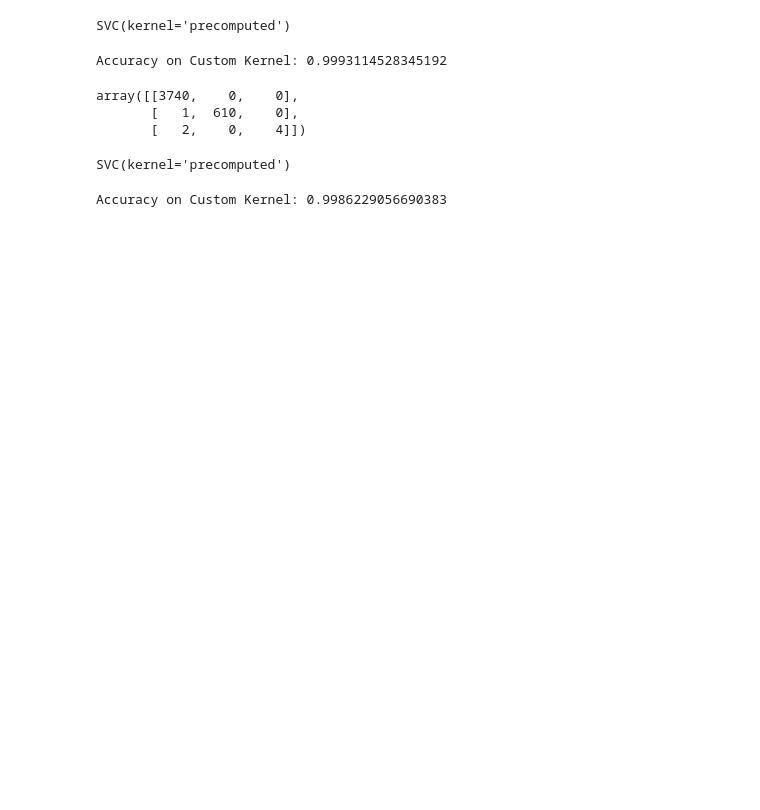
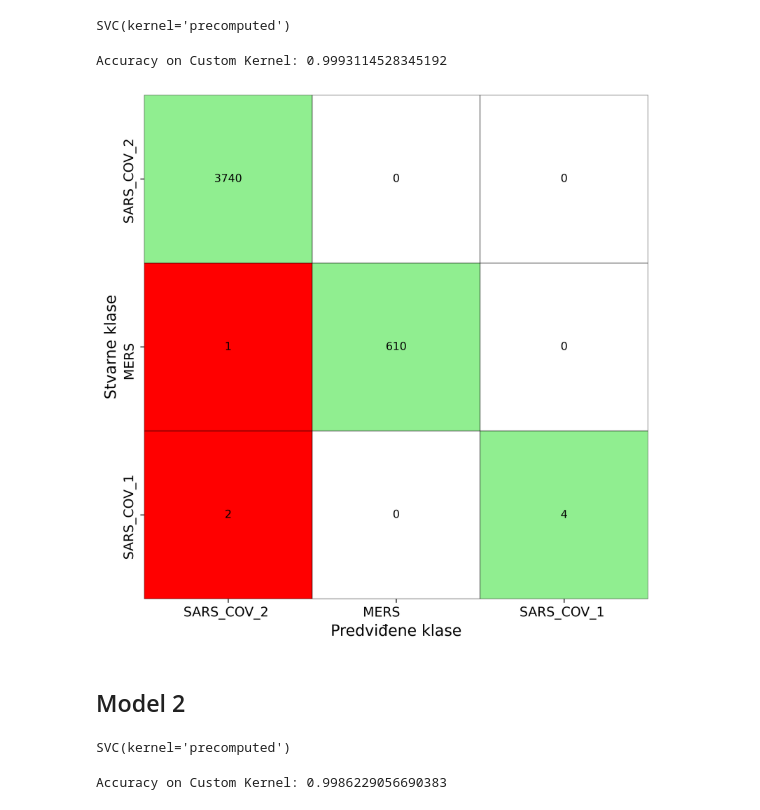
Before and after one commit to bodomilan/ip2_projekat, a Jupyter notebook: source/svm.ipynb, the cells around one changed output. Saved outputs shown, nothing was run; the diff lists cells and outputs as text; code cells hidden in the pictures; blank space fills up the shorter version.

```diff
--- a/source/svm.ipynb
+++ b/source/svm.ipynb
@@ -45,11 +116,12 @@ print(f'Accuracy on Custom Kernel: {accuracy_score(y_test, y_pred)}')
 Accuracy on Custom Kernel: 0.9993114528345192
 # %%
 labels = y_test["Virus"].unique()
-confusion_matrix(y_test, y_pred, labels=labels)
+cm = confusion_matrix(y_test, y_pred, labels=labels)
+visualize_confusion_matrix(cm, labels, save_path = "virus")
 # %% [output]
-array([[3740,    0,    0],
-       [   1,  610,    0],
-       [   2,    0,    4]])
+[figure, added]
+# %% [markdown]
+## Model 2
 # %%
 X_train, X_test, y_train, y_test = fdp.train_test_protein()
 # %%
```
Also changed, not shown: parts of 5 cells of this notebook, 5 other files.
